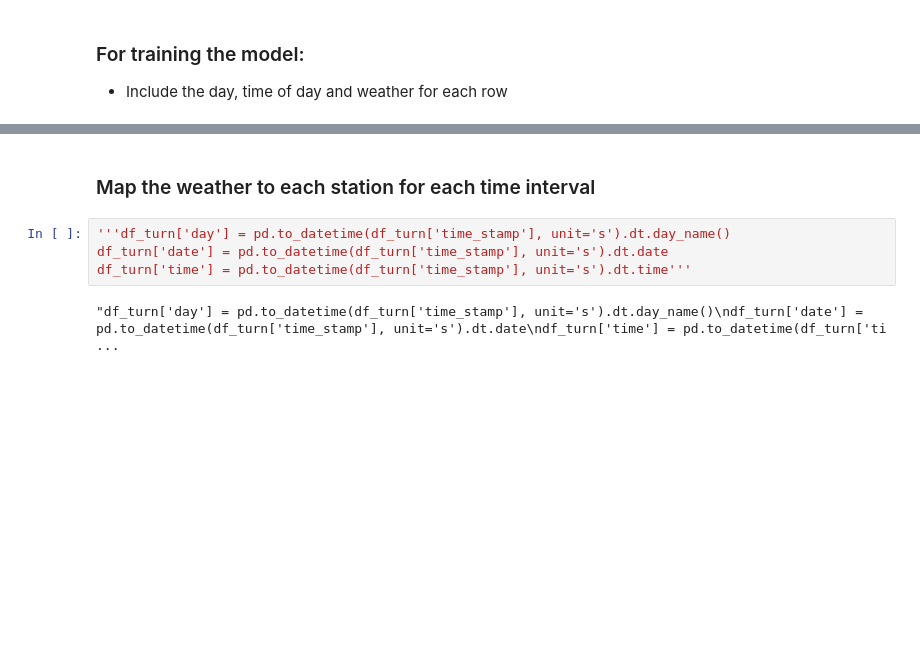
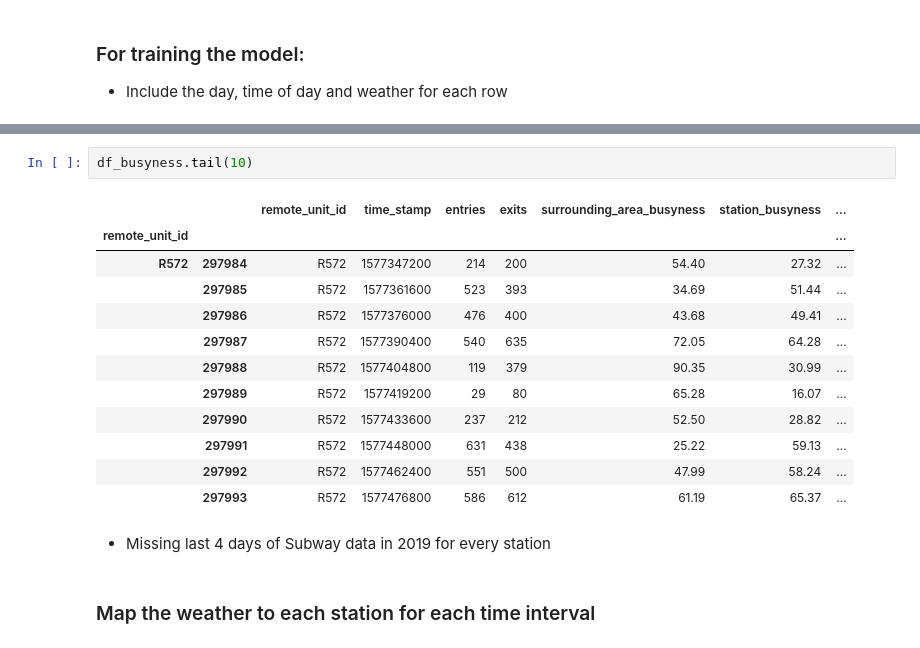
Before and after one commit to Fei117117/NYSeeNow, a Jupyter notebook: NYSeeNow-ML/SubwayData/ml_subway.ipynb, the cells around one changed output, grey strips where cells are left out. Cells and saved outputs as stored; diff of their text form; blank space fills up the shorter version.

```diff
--- a/NYSeeNow-ML/SubwayData/ml_subway.ipynb
+++ b/NYSeeNow-ML/SubwayData/ml_subway.ipynb
@@ -194,8 +283,19 @@ df_busyness.tail(20)
+# %%
+df_busyness.tail(10)
+# %% [output]
+|  |  | remote_unit_id | time_stamp | entries | exits | surrounding_area_busyness | station_busyness | ... |
+| remote_unit_id |  |  |  |  |  |  |  | ... |
+| R572 | 297984 | R572 | 1577347200 | 214 | 200 | 54.40 | 27.32 | ... |
+|  | 297985 | R572 | 1577361600 | 523 | 393 | 34.69 | 51.44 | ... |
+|  | 297986 | R572 | 1577376000 | 476 | 400 | 43.68 | 49.41 | ... |
+|  | 297987 | R572 | 1577390400 | 540 | 635 | 72.05 | 64.28 | ... |
+|  | 297988 | R572 | 1577404800 | 119 | 379 | 90.35 | 30.99 | ... |
+|  | 297989 | R572 | 1577419200 | 29 | 80 | 65.28 | 16.07 | ... |
+|  | 297990 | R572 | 1577433600 | 237 | 212 | 52.50 | 28.82 | ... |
+|  | 297991 | R572 | 1577448000 | 631 | 438 | 25.22 | 59.13 | ... |
+|  | 297992 | R572 | 1577462400 | 551 | 500 | 47.99 | 58.24 | ... |
+|  | 297993 | R572 | 1577476800 | 586 | 612 | 61.19 | 65.37 | ... |
+# %% [markdown]
+- Missing last 4 days of Subway data in 2019 for every station
 # %% [markdown]
 ### Map the weather to each station for each time interval
-# %%
-'''df_turn['day'] = pd.to_datetime(df_turn['time_stamp'], unit='s').dt.day_name()
-df_turn['date'] = pd.to_datetime(df_turn['time_stamp'], unit='s').dt.date
-df_turn['time'] = pd.to_datetime(df_turn['time_stamp'], unit='s').dt.time'''
-# %% [output]
-"df_turn['day'] = pd.to_datetime(df_turn['time_stamp'], unit='s').dt.day_name()\ndf_turn['date'] = pd.to_datetime(df_turn['time_stamp'], unit='s').dt.date\ndf_turn['time'] = pd.to_datetime(df_turn['ti ...
```
Also changed, not shown: parts of 7 cells of this notebook, 1 other file.
